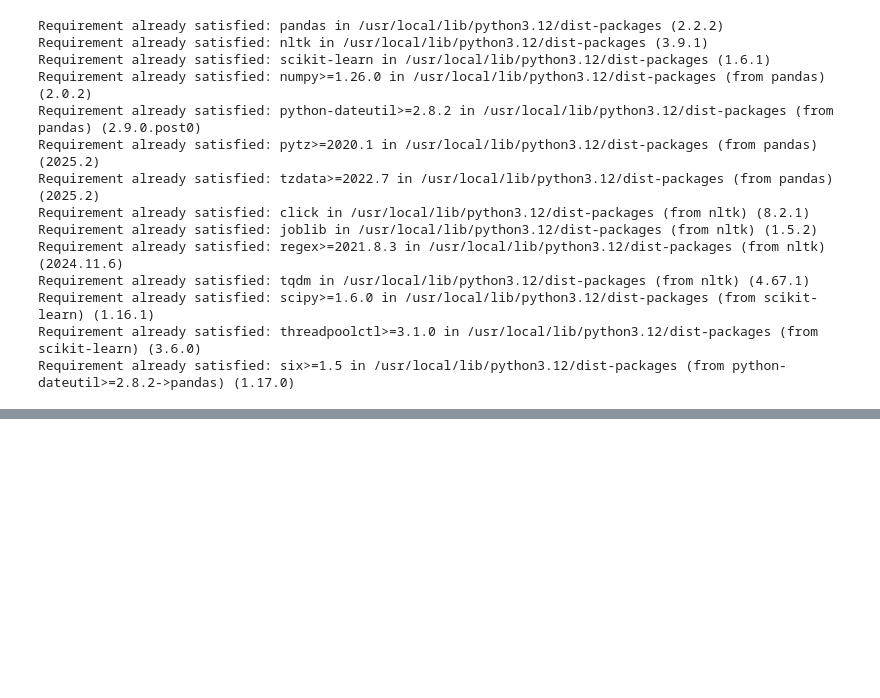
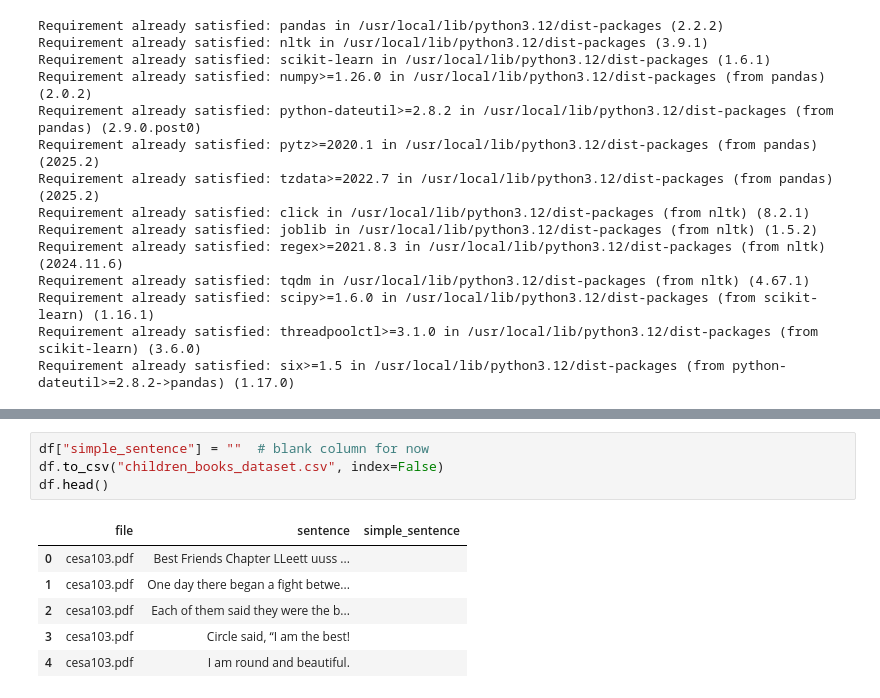
Before and after one commit to Ananyas-7/ai-dyslexia-tool, a Jupyter notebook: notebooks/data_preprocessing.ipynb, the cells around one changed output, grey strips where cells are left out. Cells and saved outputs as stored; diff of their text form; blank space fills up the shorter version.

```diff
--- a/notebooks/data_preprocessing.ipynb
+++ b/notebooks/data_preprocessing.ipynb
@@ -64,0 +262,11 @@ print(os.listdir(pdf_folder))
+# %%
+df["simple_sentence"] = ""  # blank column for now
+df.to_csv("children_books_dataset.csv", index=False)
+df.head()
+# %% [output]
+|  | file | sentence | simple_sentence |
+| 0 | cesa103.pdf | Best Friends Chapter LLeett uuss ... |  |
+| 1 | cesa103.pdf | One day there began a fight betwe... |  |
+| 2 | cesa103.pdf | Each of them said they were the b... |  |
+| 3 | cesa103.pdf | Circle said, “I am the best! |  |
+| 4 | cesa103.pdf | I am round and beautiful. |  |
```
Also changed, not shown: parts of 16 cells of this notebook.
